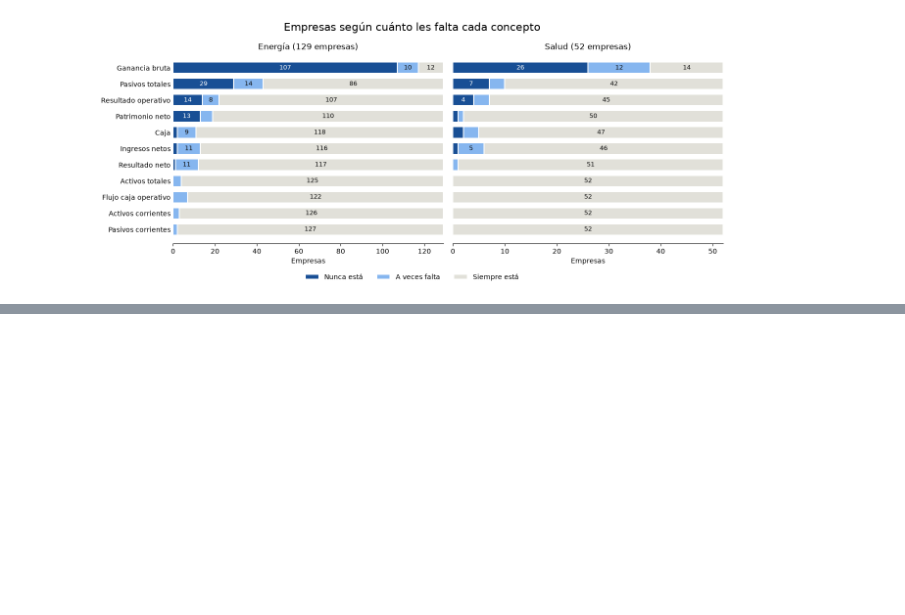
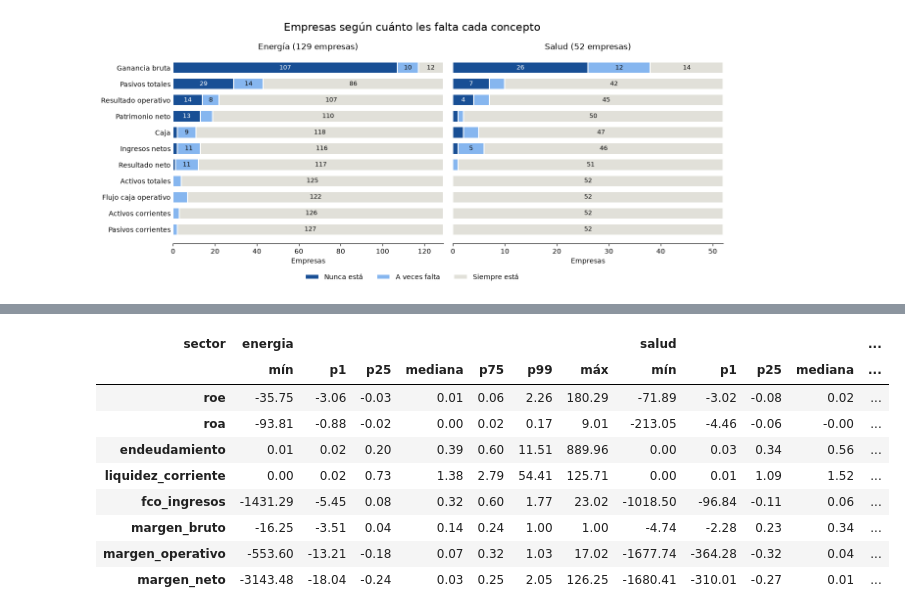
Before and after one commit to EbnerLautaro/MAI-Diplodatos, a Jupyter notebook: src/05_eda_panel.ipynb, the cells around one changed output, grey strips where cells are left out. Cells and saved outputs as stored; diff of their text form; code cells hidden in the pictures; blank space fills up the shorter version.

```diff
--- a/src/05_eda_panel.ipynb
+++ b/src/05_eda_panel.ipynb
@@ -397,0 +402,52 @@ fig.tight_layout(rect=(0, 0.05, 1, 1))  # leaves room for the legend below
+# %%
+# ratio -> column it divides by (as in 04_build_panel)
+DENOMINADOR = {
+    "roe": "patrimonio_neto",
+    "roa": "activos_totales",
+    "endeudamiento": "activos_totales",
+    "liquidez_corriente": "pasivos_corrientes",
+    "fco_ingresos": "ingresos_netos",
+    "margen_bruto": "ingresos_netos",
+    "margen_operativo": "ingresos_netos",
+    "margen_neto": "ingresos_netos",
+}
+RATIOS = list(DENOMINADOR)
+ETIQUETAS |= {
+    "roe": "ROE",
+    "roa": "ROA",
+    "endeudamiento": "Endeudamiento",
+    "liquidez_corriente": "Liquidez corriente",
+    "fco_ingresos": "FCO / ingresos",
+    "margen_bruto": "Margen bruto",
+    "margen_operativo": "Margen operativo",
+    "margen_neto": "Margen neto",
+}
+
+percentiles = (
+    panel_qc.groupby("sector")[RATIOS]
+    .quantile([0, 0.01, 0.25, 0.5, 0.75, 0.99, 1])
+    .T.rename(
+        columns={
+            0: "mín",
+            0.01: "p1",
+            0.25: "p25",
+            0.5: "mediana",
+            0.75: "p75",
+            0.99: "p99",
+            1: "máx",
+        },
+        level=1,
+    )
+)
+percentiles.round(2)
+# %% [output]
+| sector | energia |  |  |  |  |  |  | salud |  |  |  | ... |
+|  | mín | p1 | p25 | mediana | p75 | p99 | máx | mín | p1 | p25 | mediana | ... |
+| roe | -35.75 | -3.06 | -0.03 | 0.01 | 0.06 | 2.26 | 180.29 | -71.89 | -3.02 | -0.08 | 0.02 | ... |
+| roa | -93.81 | -0.88 | -0.02 | 0.00 | 0.02 | 0.17 | 9.01 | -213.05 | -4.46 | -0.06 | -0.00 | ... |
+| endeudamiento | 0.01 | 0.02 | 0.20 | 0.39 | 0.60 | 11.51 | 889.96 | 0.00 | 0.03 | 0.34 | 0.56 | ... |
+| liquidez_corriente | 0.00 | 0.02 | 0.73 | 1.38 | 2.79 | 54.41 | 125.71 | 0.00 | 0.01 | 1.09 | 1.52 | ... |
+| fco_ingresos | -1431.29 | -5.45 | 0.08 | 0.32 | 0.60 | 1.77 | 23.02 | -1018.50 | -96.84 | -0.11 | 0.06 | ... |
+| margen_bruto | -16.25 | -3.51 | 0.04 | 0.14 | 0.24 | 1.00 | 1.00 | -4.74 | -2.28 | 0.23 | 0.34 | ... |
+| margen_operativo | -553.60 | -13.21 | -0.18 | 0.07 | 0.32 | 1.03 | 17.02 | -1677.74 | -364.28 | -0.32 | 0.04 | ... |
+| margen_neto | -3143.48 | -18.04 | -0.24 | 0.03 | 0.25 | 2.05 | 126.25 | -1680.41 | -310.01 | -0.27 | 0.01 | ... |
```
Also changed, not shown: parts of 10 cells of this notebook, 5 other files.
